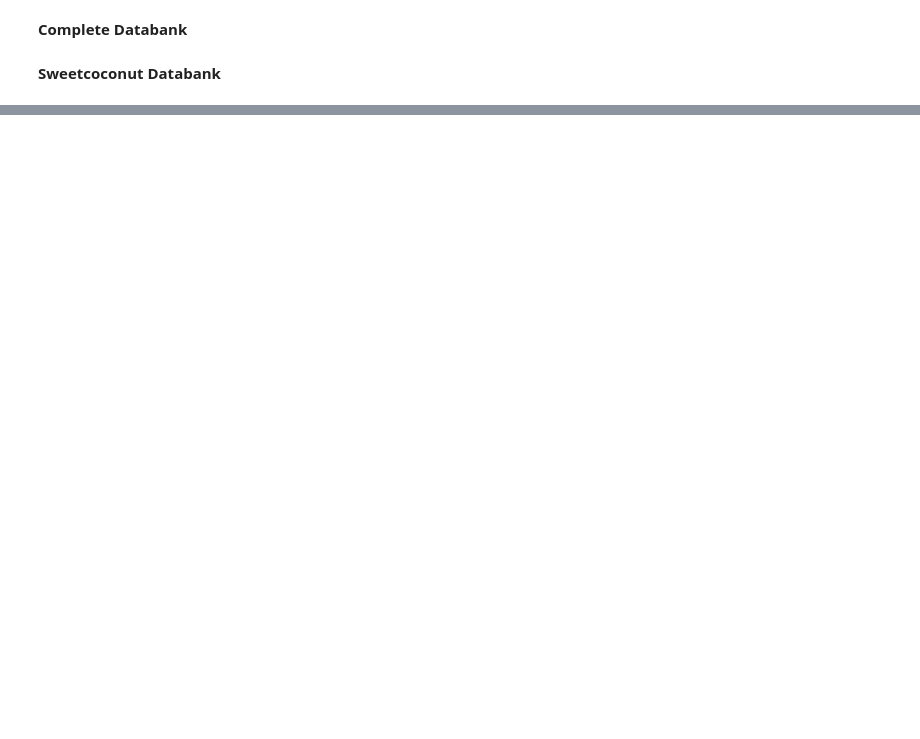
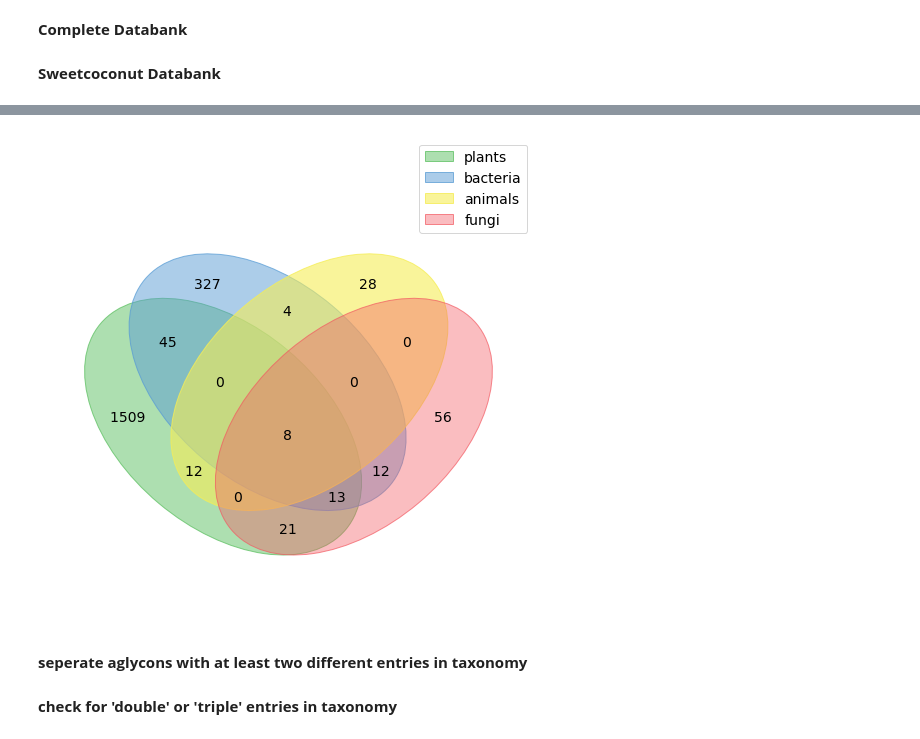
Before and after one commit to joaldi2208/Similarity-Network-for-aglycon-taxonomy, a Jupyter notebook: cds.ipynb, the cells around one changed output, grey strips where cells are left out. Saved outputs shown, nothing was run; the diff lists cells and outputs as text; code cells hidden in the pictures; blank space fills up the shorter version.

```diff
--- a/cds.ipynb
+++ b/cds.ipynb
@@ -271,0 +208,30 @@ same_aglycon_without_marine
+# %%
+taxonomy_Single = [list(tax) for tax in df_NP.taxonomy if 'double' not in tax and 'triple' not in tax]
+# %%
+taxonomy_All = taxonomy_Single + taxonomy_Double + taxonomy_Triple
+# %%
+plants = set()
+bacteria = set()
+animals = set()
+fungi = set()
+# %%
+for tax_list in taxonomy_All:
+    if "plants" in tax_list:
+        for tax in tax_list:
+            plants.add(tax.index)
+    if "bacteria" in tax_list:
+        for tax in tax_list:
+            bacteria.add(tax.index)
+    if "animals" in tax_list:
+        for tax in tax_list:
+            animals.add(tax.index)
+    if "fungi" in tax_list:
+        for tax in tax_list:
+            fungi.add(tax.index)
+# %%
+labels = venn.get_labels([plants,bacteria,animals,fungi])
+fig, ax = venn.venn4(labels,names=['plants','bacteria','animals','fungi'])
+# %% [output]
+[figure, added]
+# %% [markdown]
+**seperate aglycons with at least two different entries in taxonomy**
@@ -271,0 +244,2 @@ same_aglycon_without_marine
+# %% [markdown]
+**check for 'double' or 'triple' entries in taxonomy**
```
Also changed, not shown: parts of 117 cells of this notebook.
